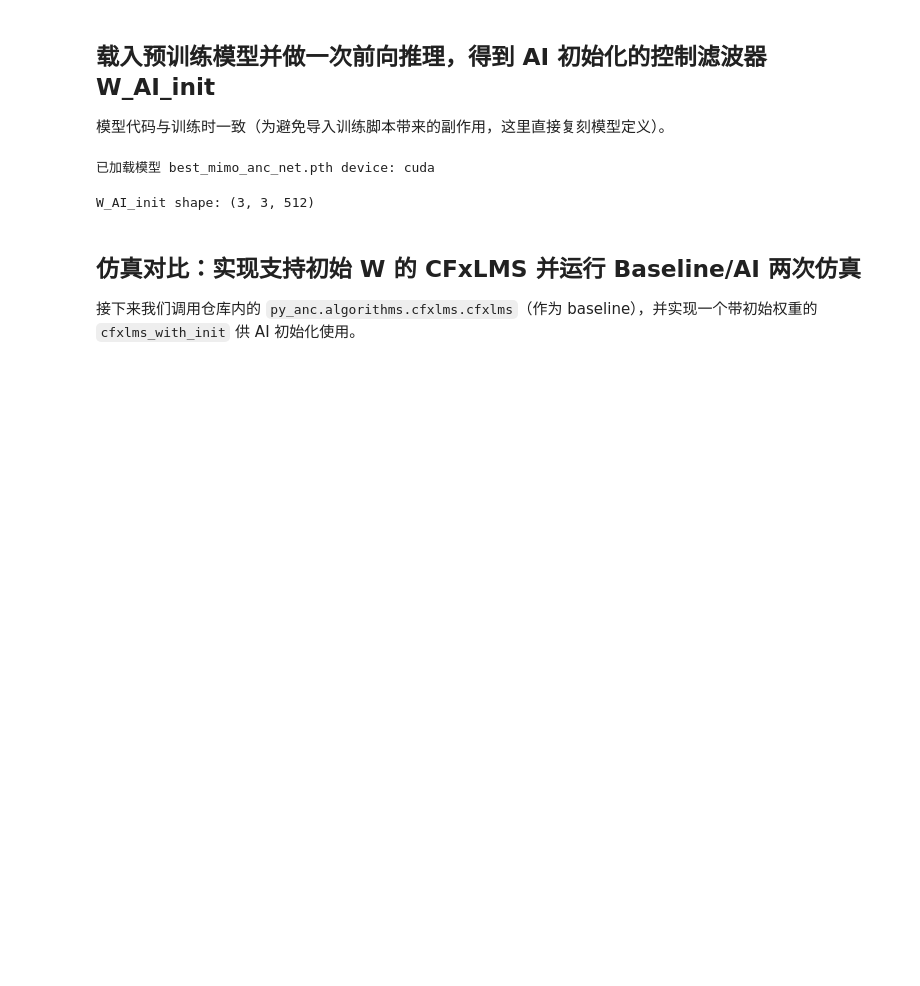
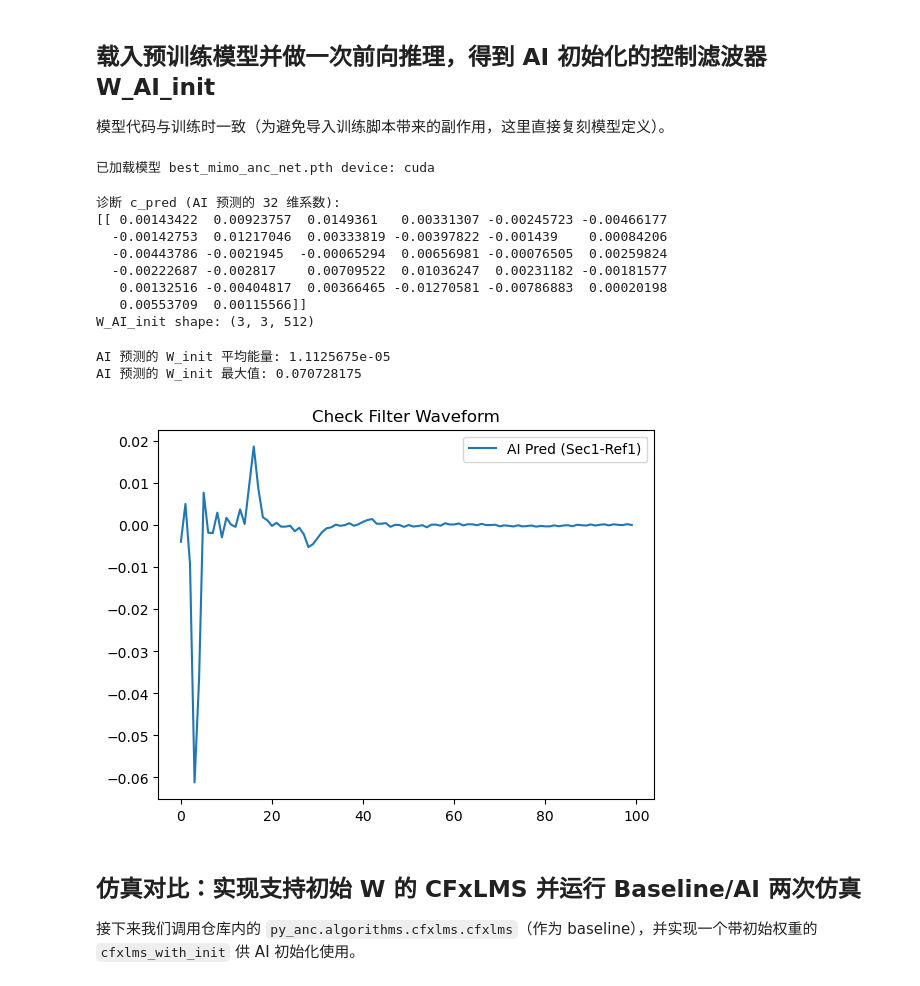
Before and after one commit to blueherat/distributed_anc_sim_py, a Jupyter notebook: python_impl/notebooks/evaluate_anc.ipynb, the cells around one changed output. Drawn from its saved outputs; the diff is of its cells as text; code cells hidden in the pictures; blank space fills up the shorter version.

```diff
--- a/python_impl/notebooks/evaluate_anc.ipynb
+++ b/python_impl/notebooks/evaluate_anc.ipynb
@@ -273,10 +276,36 @@ with torch.no_grad():
     W_pred_flat = torch.matmul(c_pred, Wc) + Wm  # (1, 4608)
     W_pred_flat_np = W_pred_flat.cpu().numpy().reshape(-1)
     W_AI_init = W_pred_flat_np.reshape(cfg.num_nodes, cfg.num_nodes, cfg.filter_len)  # (sec,ref,L)
-
+print("诊断 c_pred (AI 预测的 32 维系数):")
+print(c_pred.cpu().numpy())
 print('W_AI_init shape:', W_AI_init.shape)
 # %% [output]
+诊断 c_pred (AI 预测的 32 维系数):
+[[ 0.00143422  0.00923757  0.0149361   0.00331307 -0.00245723 -0.00466177
+  -0.00142753  0.01217046  0.00333819 -0.00397822 -0.001439    0.00084206
+  -0.00443786 -0.0021945  -0.00065294  0.00656981 -0.00076505  0.00259824
+  -0.00222687 -0.002817    0.00709522  0.01036247  0.00231182 -0.00181577
+   0.00132516 -0.00404817  0.00366465 -0.01270581 -0.00786883  0.00020198
+   0.00553709  0.00115566]]
 W_AI_init shape: (3, 3, 512)
+# %%
+# 对比一下 AI 预测的 W 和真实的 W_opt 到底差多远？
+print("AI 预测的 W_init 平均能量:", np.mean(W_AI_init**2))
+print("AI 预测的 W_init 最大值:", np.max(np.abs(W_AI_init)))
+
+# (如果你能从 mgr 里算出测试房间的真实 W_opt)
+# print("真实的 W_opt 最大值:", np.max(np.abs(W_opt_true)))
+
+# 画一张前 100 个采样点的对比图
+plt.figure()
+plt.plot(W_AI_init[0, 0, :100], label='AI Pred (Sec1-Ref1)')
+plt.title("Check Filter Waveform")
+plt.legend()
+plt.show()
+# %% [output]
+AI 预测的 W_init 平均能量: 1.1125675e-05
+AI 预测的 W_init 最大值: 0.070728175
+[figure, added]
 # %% [markdown]
 ## 仿真对比：实现支持初始 W 的 CFxLMS 并运行 Baseline/AI 两次仿真
 接下来我们调用仓库内的 `py_anc.algorithms.cfxlms.cfxlms`（作为 baseline），并实现一个带初始权重的 `cfxlms_with_init` 供 AI 初始化使用。
```
Also changed, not shown: parts of 7 cells of this notebook, 3 other files.
